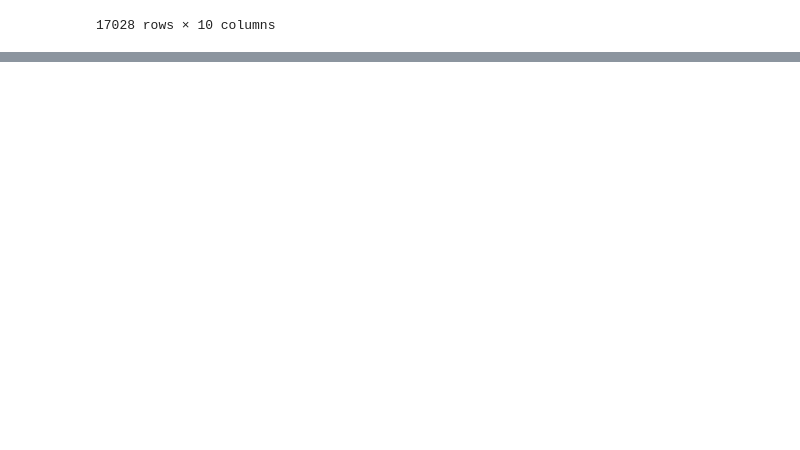
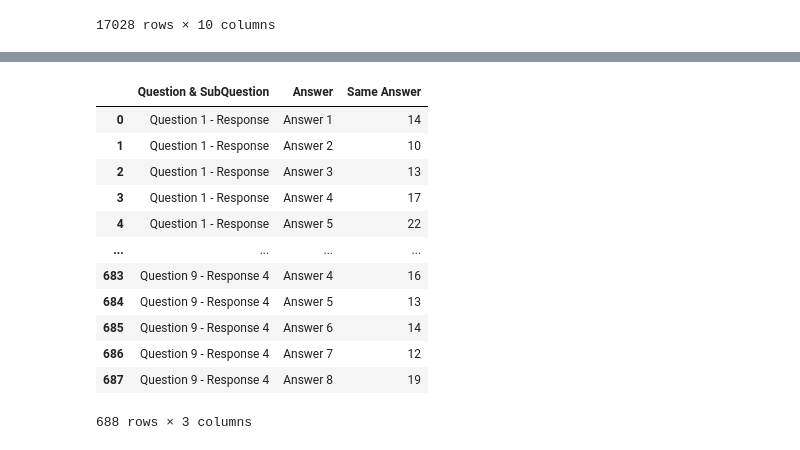
Before and after one commit to dmoccasins/SurveyMonkey_Proj, a Jupyter notebook: Script1 - Data_Manipulation.ipynb, the cells around one changed output, grey strips where cells are left out. Cells and saved outputs as stored; diff of their text form; code cells hidden in the pictures; blank space fills up the shorter version.

```diff
--- a/Script1 - Data_Manipulation.ipynb
+++ b/Script1 - Data_Manipulation.ipynb
@@ -147,3 +147,7 @@ dataset_melted
 | 17026 | 6638341389 | Infrastructure | NaN | Manager | Millennial (born between 1981-2000) | ... |
 | 17027 | 8114622230 | Information Technology | NaN | Staff | Prefer not to answer | ... |
 17028 rows × 10 columns
+# %%
+questions = pd.read_excel(pwd + "\\Data - SurveyMonkey_edited.xlsx", sheet_name = "Question")
+questions
+#imports "Question" sheet to later join "SubQuestion" and "Question & SubQuestion" columns with dataset_modified
@@ -149,0 +168,5 @@ dataset_melted
+# %%
+questions_modified = questions.copy()
+questions_modified.drop(columns = ["Raw Question", "Raw SubQuestion", "SubQuestion"], inplace = True)
+questions_modified
+#makes a copy of imported questions sheet and removes left 3 columns without having to assign it as a new variable
@@ -149,0 +187,5 @@ dataset_melted
+# %%
+dataset_merged = pd.merge(left = dataset_melted, right = questions_modified, how = "left", left_on = "Question & SubQuestion", right_on = "Question & SubQuestion")         #joins dataset_melted with questions_modified through the "Question & SubQuestion" columns
+print("Original data", len(dataset_melted))         #checks to see if number of rows matches with dataset_merged
+print("merged data", len(dataset_merged))           #checks to see if number of rows matches with dataset_melted
+dataset_merged
@@ -149,0 +252,19 @@ dataset_melted
+# %%
+same_answer = dataset_merged                                                                                                    #creates dataframe called same_answer
+same_answer = same_answer.groupby(["Question & SubQuestion", "Answer"])["Respondent ID"].nunique().reset_index()                #groups same_answer dataframe by "Question & SubQuestion" and "Answer" and gives count of unique "Respondent ID"s
+same_answer.rename(columns = {"Respondent ID":"Same Answer"}, inplace = True)                                                   #renames "Respondent ID" column to "Same Answer" in same_answer data frame
+same_answer
+# %% [output]
+|  | Question & SubQuestion | Answer | Same Answer |
+| 0 | Question 1 - Response | Answer 1 | 14 |
+| 1 | Question 1 - Response | Answer 2 | 10 |
+| 2 | Question 1 - Response | Answer 3 | 13 |
+| 3 | Question 1 - Response | Answer 4 | 17 |
+| 4 | Question 1 - Response | Answer 5 | 22 |
+| ... | ... | ... | ... |
+| 683 | Question 9 - Response 4 | Answer 4 | 16 |
+| 684 | Question 9 - Response 4 | Answer 5 | 13 |
+| 685 | Question 9 - Response 4 | Answer 6 | 14 |
+| 686 | Question 9 - Response 4 | Answer 7 | 12 |
+| 687 | Question 9 - Response 4 | Answer 8 | 19 |
+688 rows × 3 columns
```
Also changed, not shown: parts of 8 cells of this notebook, 1 other file.
